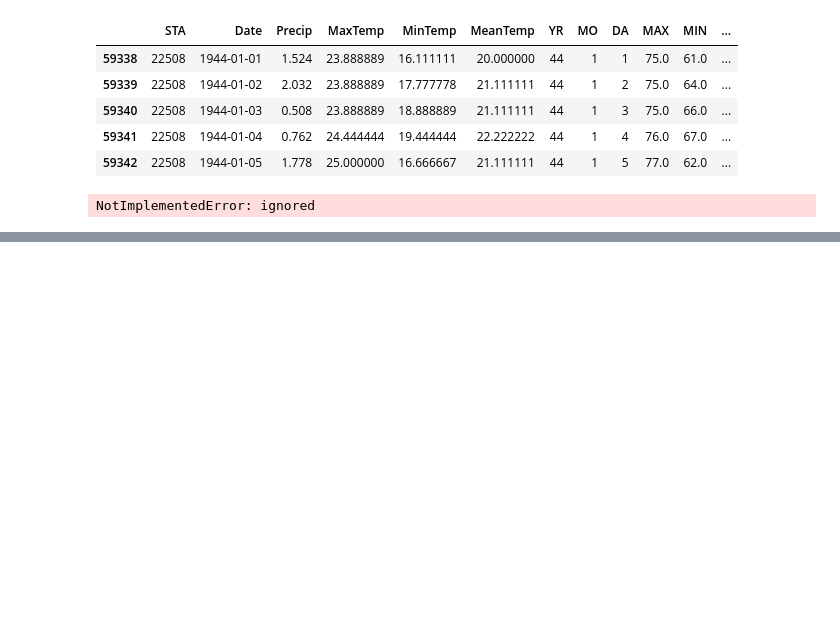
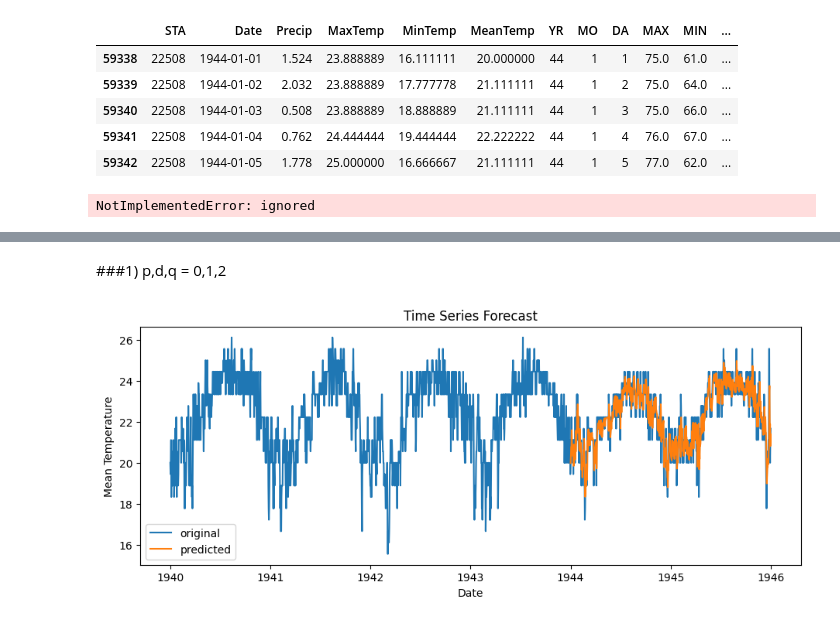
Before and after one commit to HyeonJiGu/ADP-study, a Jupyter notebook: 6주차/[hjgu]5_ARIMA_Weather_Conditions.ipynb, the cells around one changed output, grey strips where cells are left out. Cells and saved outputs as stored; diff of their text form; code cells hidden in the pictures; blank space fills up the shorter version.

```diff
--- a/6주차/[hjgu]5_ARIMA_Weather_Conditions.ipynb
+++ b/6주차/[hjgu]5_ARIMA_Weather_Conditions.ipynb
@@ -554,0 +635,22 @@ NotImplementedError: ignored
+# %% [markdown]
+###1) p,d,q = 0,1,2
+# %%
+###  "statsmodels\tsa\arima_model"의 사용 중단으로 인해 발생합니다.
+### 대신 다음을 사용하여 통계 모델을 가져옵니다.
+import statsmodels.api as sm
+model = sm.tsa.arima.ARIMA(timeSeries, order=(0,1,2)) #datetimeIndex인 데이터
+model_fit= model.fit()
+# predict
+forcast = model_fit.predict(start=pd.datetime(1944, 1,1), end = pd.datetime(1945, 12,31), typ='levels')
+### [주의!!!] 차분이 들어간 모델의 경우 typ 인자 값levels로 설정.
+### [주의!!!] 그렇지 않으면 default는 linear는 주어진 데이터에 한번 더 차분한 결과(ts_diff)를 내는 것과 같음.
+plt.figure(figsize=(11,4))
+plt.plot(data.Date, data.MeanTemp, label= "original") # index가 date 가 아닌 일반적인 데이터
+plt.plot(forcast,label= "predicted")
+plt.title("Time Series Forecast")
+plt.xlabel("Date")
+plt.ylabel("Mean Temperature")
+plt.legend()
+plt.show()
+# %% [output]
+[figure, added]
```
Also changed, not shown: parts of 35 cells of this notebook.
